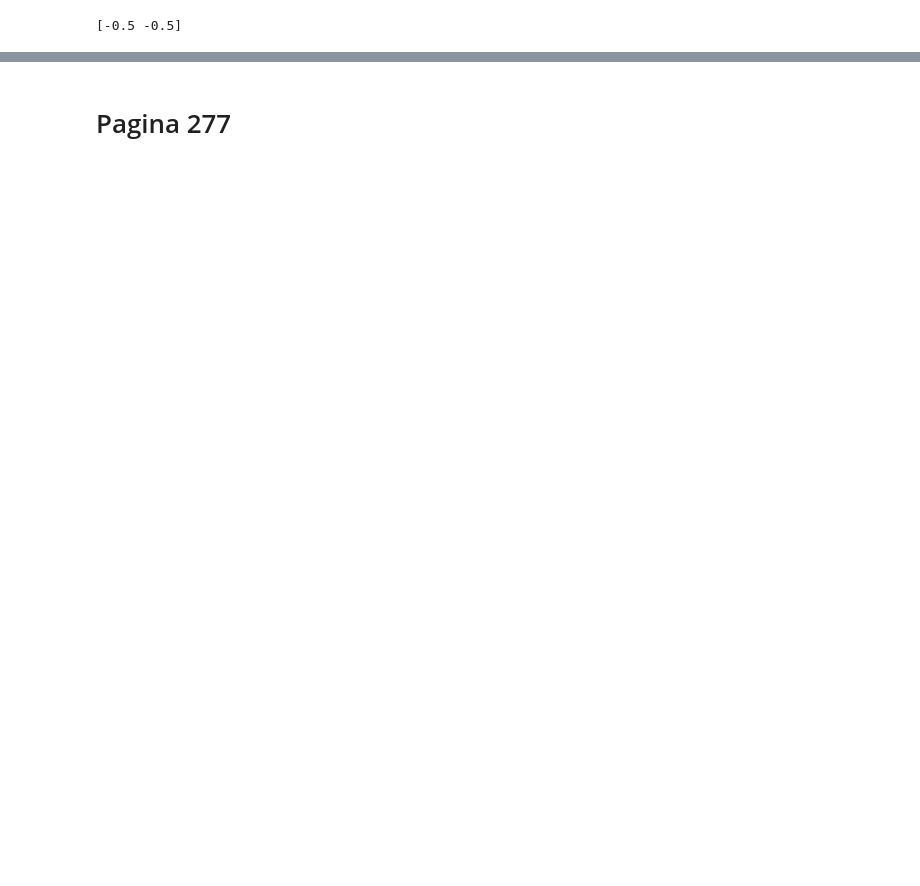
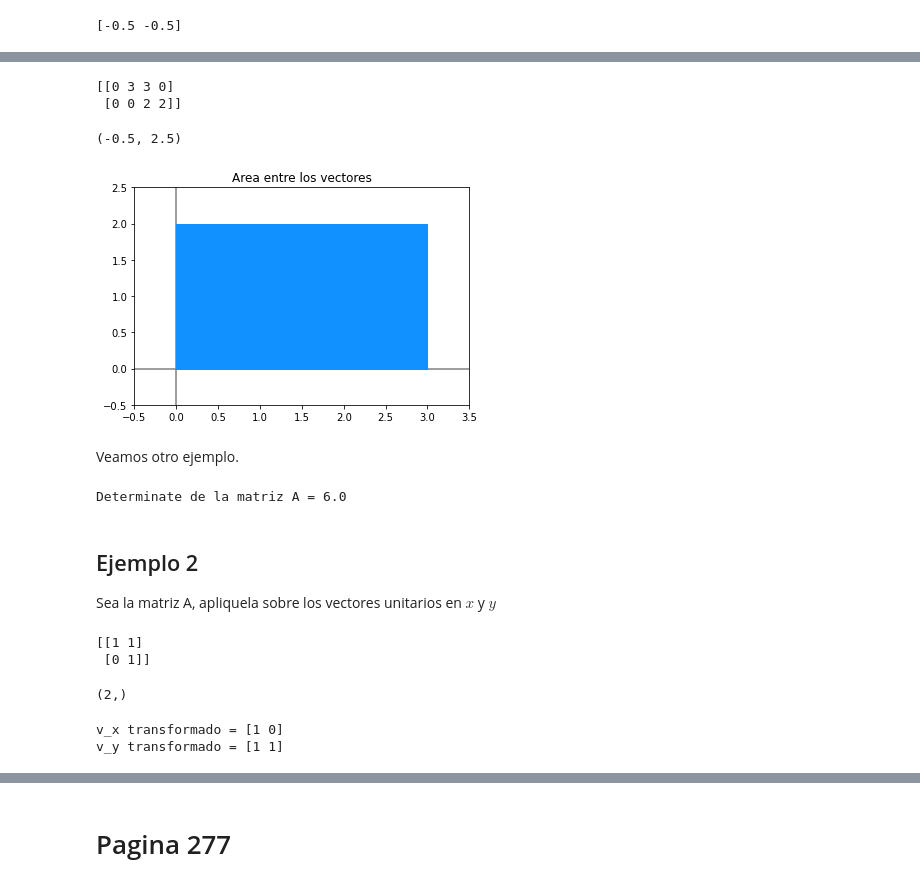
Before and after one commit to carlcri/algegra_lineal_aplicada_ML, a Jupyter notebook: 1_teoria_vectores.ipynb, the cells around one changed output, grey strips where cells are left out. Cells and saved outputs as stored; diff of their text form; code cells hidden in the pictures; blank space fills up the shorter version.

```diff
--- a/1_teoria_vectores.ipynb
+++ b/1_teoria_vectores.ipynb
@@ -308,0 +366,44 @@ print(proyeccion_v_0)
+# %%
+%run "Funciones/draw_paralelogram.ipynb"
+
+v_x = v_x.reshape(1,2)
+v_y = v_y.reshape(1,2)
+
+draw_paralelogram(v_1=v_x, v_2 =v_y)
+plt.xlim(-0.5, 3.5)
+plt.ylim(-0.5, 2.5)
+# %% [output]
+[[0 3 3 0]
+ [0 0 2 2]]
+(-0.5, 2.5)
+[figure, added]
+# %% [markdown]
+
+Veamos otro ejemplo.
+# %%
+print('Determinate de la matriz A =', np.linalg.det(A))
+# %% [output]
+Determinate de la matriz A = 6.0
+# %% [markdown]
+## Ejemplo 2
+
+Sea la matriz A, apliquela sobre los vectores unitarios en $x$ y $y$
+# %%
+A = np.array([[1,1],[0,1]])
+print(A)
+
+v_x = np.array([1,0])
+v_y = np.array([0,1])
+v_x.shape
+# %% [output]
+[[1 1]
+ [0 1]]
+(2,)
+# %%
+v_x = A.dot(v_x)
+v_y = A.dot(v_y)
+print('v_x transformado =', v_x)
+print('v_y transformado =', v_y)
+# %% [output]
+v_x transformado = [1 0]
+v_y transformado = [1 1]
```
Also changed, not shown: parts of 33 cells of this notebook, 1 other file.
